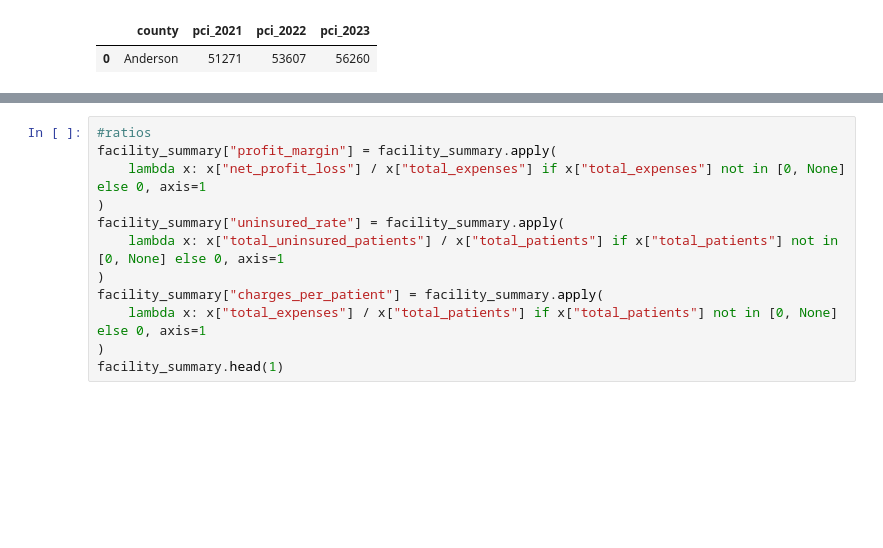
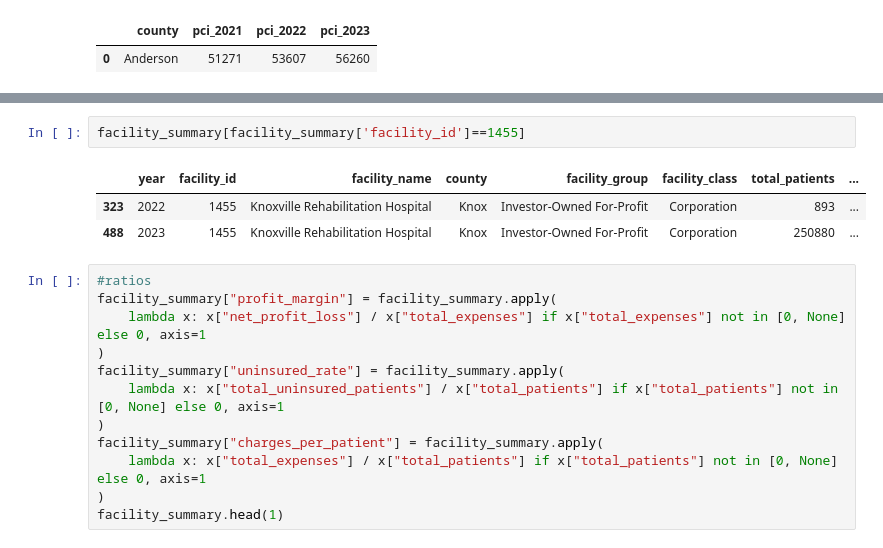
Before and after one commit to navyan0245/geographic_desparities, a Jupyter notebook: notebook/calculations.ipynb, the cells around one changed output, grey strips where cells are left out. Drawn from its saved outputs; the diff is of its cells as text; blank space fills up the shorter version.

```diff
--- a/notebook/calculations.ipynb
+++ b/notebook/calculations.ipynb
@@ -33,6 +33,12 @@ facility_summary.head(1)
 # %% [output]
 |  | year | facility_id | facility_name | county | facility_group | facility_class | total_patients | ... |
 | 0 | 2021 | 179 | Methodist Medical Center of Oak R... | Anderson | NonGovermental Not-For-Profit | Other Nonprofit Corp | 8637 | ... |
+# %%
+facility_summary[facility_summary['facility_id']==1455]
+# %% [output]
+|  | year | facility_id | facility_name | county | facility_group | facility_class | total_patients | ... |
+| 323 | 2022 | 1455 | Knoxville Rehabilitation Hospital | Knox | Investor-Owned For-Profit | Corporation | 893 | ... |
+| 488 | 2023 | 1455 | Knoxville Rehabilitation Hospital | Knox | Investor-Owned For-Profit | Corporation | 250880 | ... |
 # %%
 #ratios
 facility_summary["profit_margin"] = facility_summary.apply(
```
Also changed, not shown: parts of 3 cells of this notebook, 18 other files.
